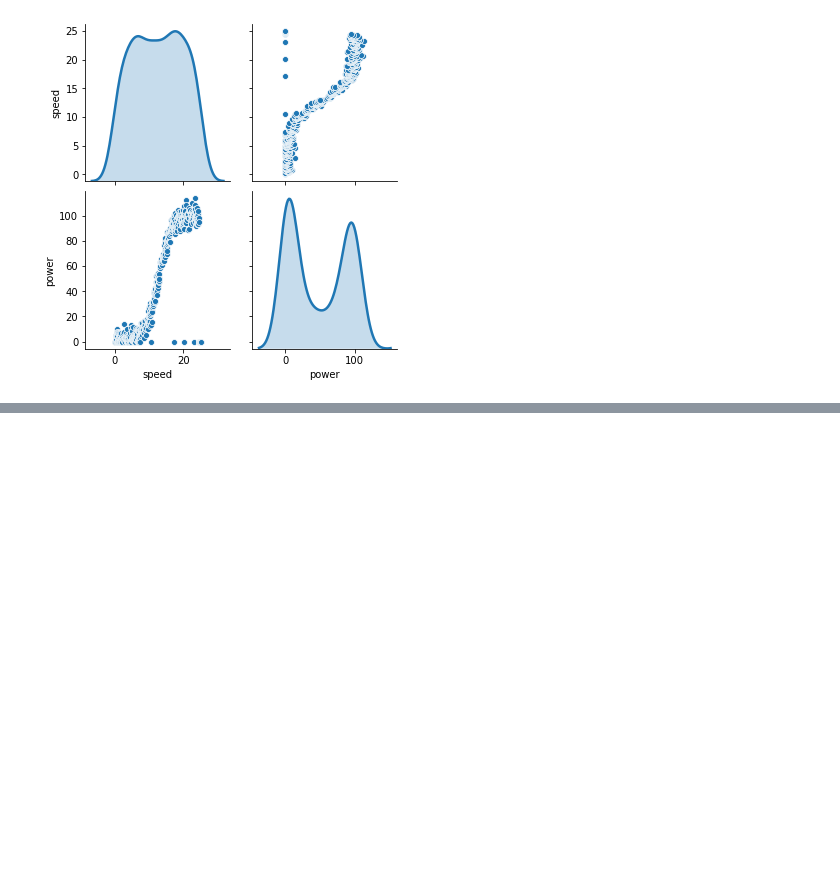
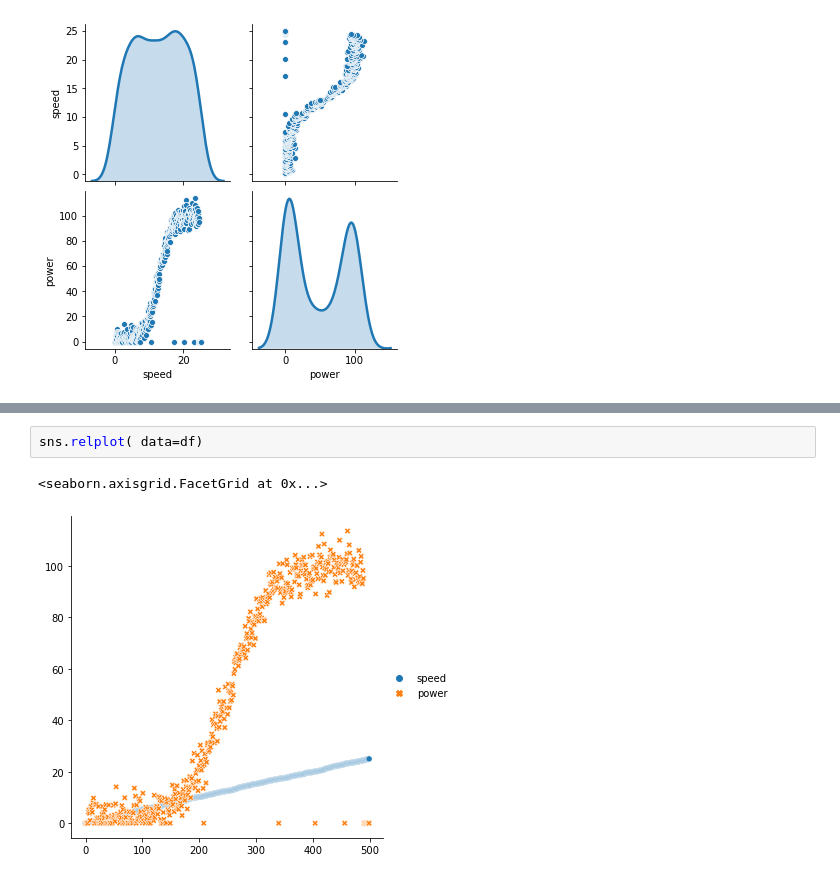
Before and after one commit to NiamhOL/Machine-Learning-and-Statistics-Project-2020, a Jupyter notebook: MLSProject2020.ipynb, the cells around one changed output, grey strips where cells are left out. Saved outputs shown, nothing was run; the diff lists cells and outputs as text; blank space fills up the shorter version.

```diff
--- a/MLSProject2020.ipynb
+++ b/MLSProject2020.ipynb
@@ -130,0 +138,5 @@ sns.pairplot(df, diag_kind = 'kde')
+# %%
+sns.relplot( data=df)
+# %% [output]
+<seaborn.axisgrid.FacetGrid at 0x...>
+[figure, added]
```
Also changed, not shown: parts of 45 cells of this notebook, 1 other file.
